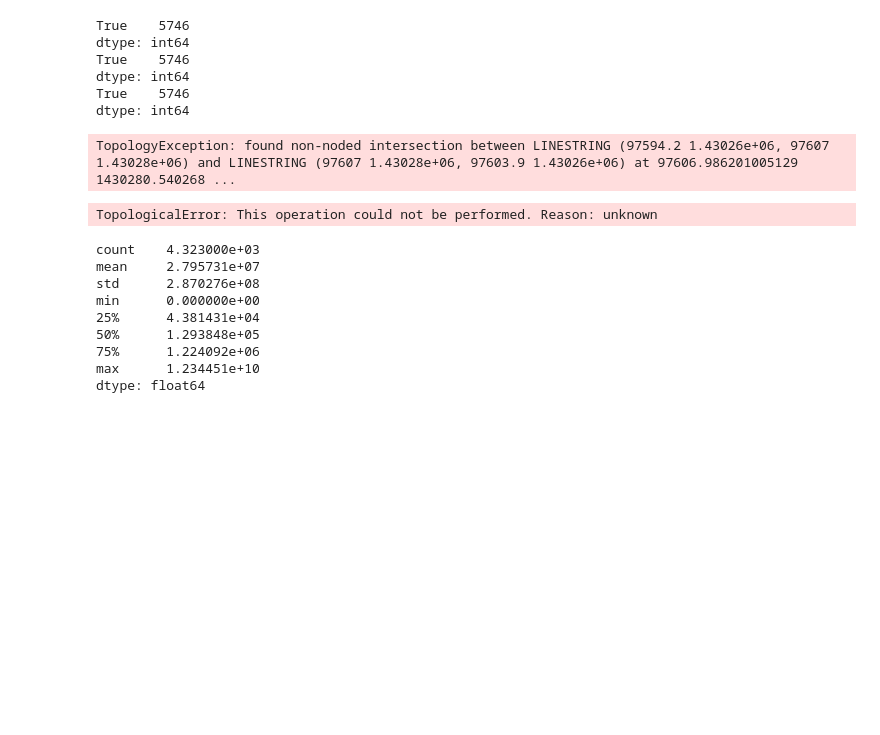
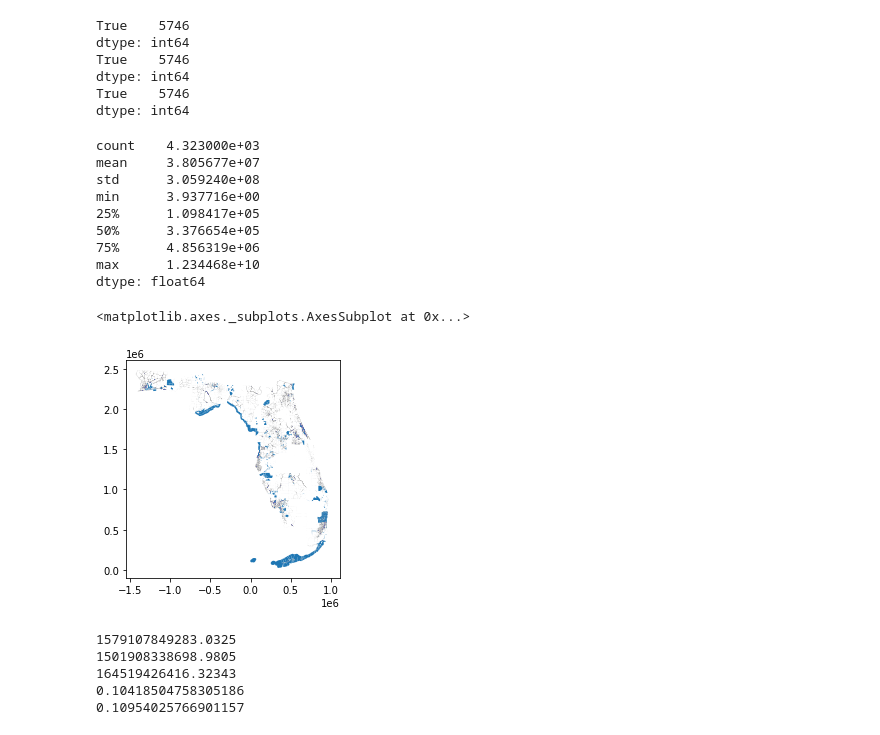
Before and after one commit to nonpartisan-redistricting-datahub/pdv-fl, a Jupyter notebook: vest-fl-2016/VEST_FL_16_replication.ipynb, the cells around one changed output. Drawn from its saved outputs; the diff is of its cells as text; code cells hidden in the pictures; blank space fills up the shorter version.

```diff
--- a/vest-fl-2016/VEST_FL_16_replication.ipynb
+++ b/vest-fl-2016/VEST_FL_16_replication.ipynb
@@ -1102,24 +1132,37 @@ True    5746
 dtype: int64
 True    5746
 dtype: int64
-# %%
-gp.overlay(source_geoms,vest_geoms,how="symmetric_difference")
-# %% [output]
-TopologyException: found non-noded intersection between LINESTRING (97594.2 1.43026e+06, 97607 1.43028e+06) and LINESTRING (97607 1.43028e+06, 97603.9 1.43026e+06) at 97606.986201005129 1430280.540268 ...
-TopologicalError: This operation could not be performed. Reason: unknown
 # %%
-file = source_geoms[~vals].difference(vest_geoms[~vals])
-file.area.describe()
+file = source_geoms[~vals].symmetric_difference(vest_geoms[~vals])
+print(file.area.describe())
 # %% [output]
 count    4.323000e+03
-mean     2.795731e+07
-std      2.870276e+08
-min      0.000000e+00
-25%      4.381431e+04
-50%      1.293848e+05
-75%      1.224092e+06
-max      1.234451e+10
+mean     3.805677e+07
+std      3.059240e+08
+min      3.937716e+00
+25%      1.098417e+05
+50%      3.376654e+05
+75%      4.856319e+06
+max      1.234468e+10
 dtype: float64
+# %%
+file.plot()
+# %% [output]
+<matplotlib.axes._subplots.AxesSubplot at 0x...>
+[figure, added]
+# %%
+print(sum(source_geoms.area))
+print(sum(vest_geoms.area))
+print(sum(file.area))
+
+print(sum(file.area)/sum(source_geoms.area))
+print(sum(file.area)/sum(vest_geoms.area))
+# %% [output]
+1579107849283.0325
+1501908338698.9805
+164519426416.32343
+0.10418504758305186
+0.10954025766901157
 # %%
 #Show a random difference
 test = both[~vals].sample(axis=0,n=1).index[0]
```
Also changed, not shown: parts of 7 cells of this notebook.
